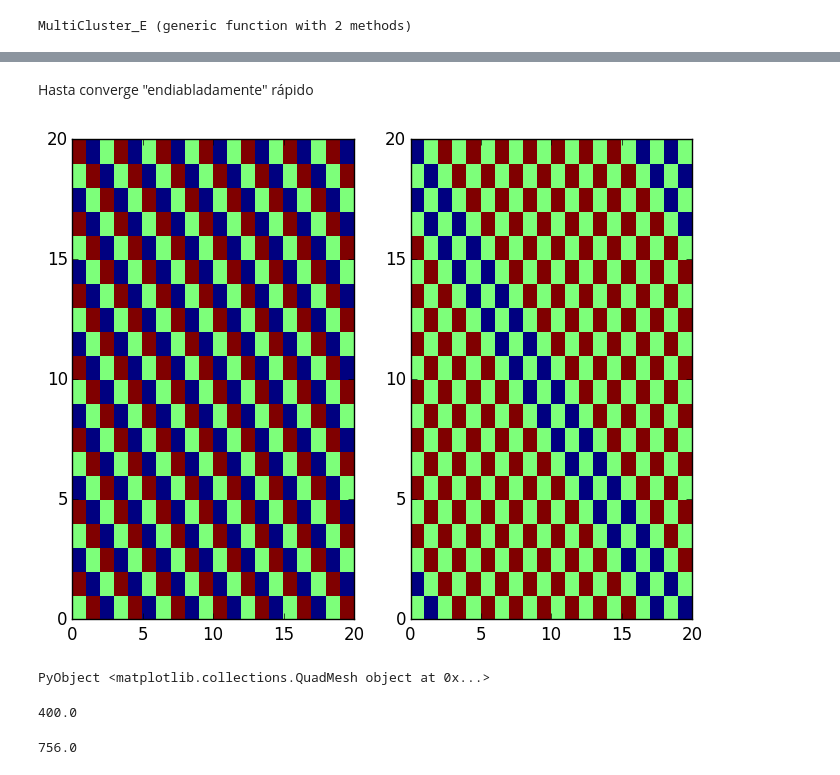
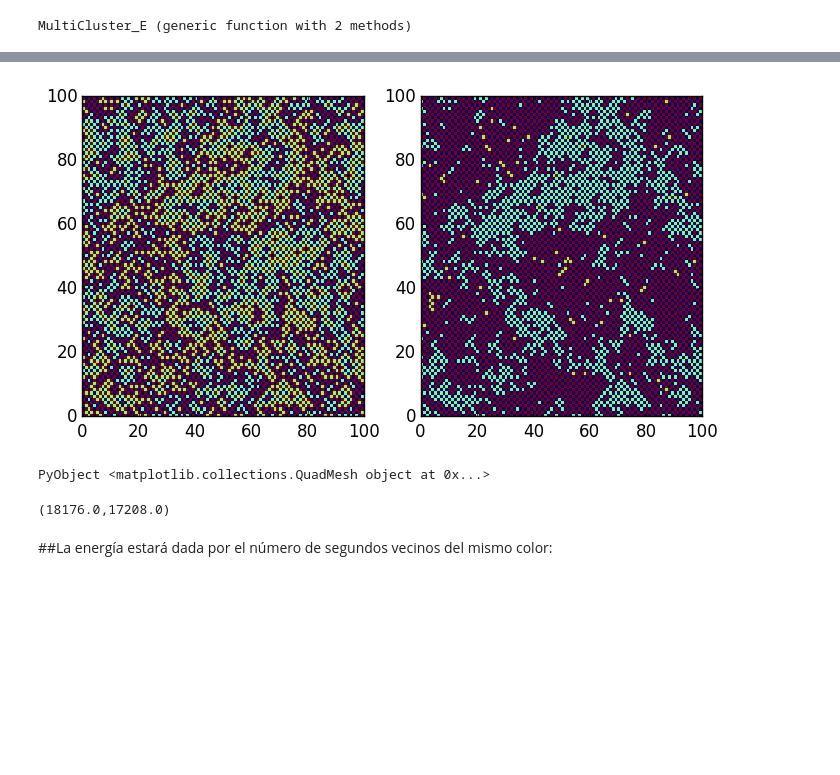
Before and after one commit to luisaleman/Hielo, a Jupyter notebook: Proyecto final.ipynb, the cells around one changed output, grey strips where cells are left out. Cells and saved outputs as stored; diff of their text form; code cells hidden in the pictures; blank space fills up the shorter version.

```diff
--- a/Proyecto final.ipynb
+++ b/Proyecto final.ipynb
@@ -579,8 +596,14 @@ Aquí hay un ejemplo del multicluster trabajando con una configuración distinta
 # %%
-inicial=conf_i(100,100)
+inicial=conf_i(20,20)
 old=copy(inicial)
-for t in 1:100
-    new=MultiCluster(old)
+for t in 1:2
+    new=MultiCluster_E(1000.0,old)
     new,old=old,new
 end
-inicial2=copy(old);
+figure(figsize=[6,3])
+subplot(1,2,1)
+#figure(figsize=[3,3])
+pcolormesh(inicial)
+
+subplot(1,2,2)
+pcolormesh(old)
@@ -605,15 +634,17 @@ Si se usara como distribución inicial, las diagonales
+# %%
+inicial=conf_random(100,100);
 # %%
-inicial=conf_i(20,20)
-old=copy(inicial)
-for t in 1:2
-    new=MultiCluster_E(1000.0,old)
-    new,old=old,new
+old_M=copy(inicial)
+for t in 1:10
+    new=MultiCluster_E(1.0,old_M)
+    new,old_M=old_M,new
 end
-figure(figsize=[8,6])
+
+figure(figsize=[8,4])
 subplot(1,2,1)
 #figure(figsize=[3,3])
 pcolormesh(inicial)
 
 subplot(1,2,2)
-pcolormesh(old)
+pcolormesh(old_M)
 # %% [output]
@@ -621,28 +652,18 @@ pcolormesh(old)
 PyObject <matplotlib.collections.QuadMesh object at 0x...>
-# %% [markdown]
-Hasta converge "endiabladamente" rápido
 # %%
-inicial=conf_i(20,20)
-old=copy(inicial)
-for t in 1:17
-    new=MultiCluster_E(1000.0,old)
-    new,old=old,new
+old_S=copy(inicial)
+for t in 1:10
+    new=Single_cluster_E(1.0,old_S)
+    new,old_S=old_S,new
 end
-figure(figsize=[8,6])
+
+figure(figsize=[8,4])
 subplot(1,2,1)
 #figure(figsize=[3,3])
 pcolormesh(inicial)
 
 subplot(1,2,2)
-pcolormesh(old)
+pcolormesh(old_S)
 # %% [output]
-[figure, old version]
+[figure, new version]
 PyObject <matplotlib.collections.QuadMesh object at 0x...>
-# %%
-contador_segundos(inicial)
-# %% [output]
-400.0
-# %%
-contador_segundos(old)
-# %% [output]
-756.0
@@ -669,0 +670,6 @@ contador_segundos(old)
+# %%
+contador_segundos(old_M), contador_segundos(old_S)
+# %% [output]
+(18176.0,17208.0)
+# %% [markdown]
+##La energía estará dada por el número de segundos vecinos del mismo color:
```
Also changed, not shown: parts of 44 cells of this notebook.
